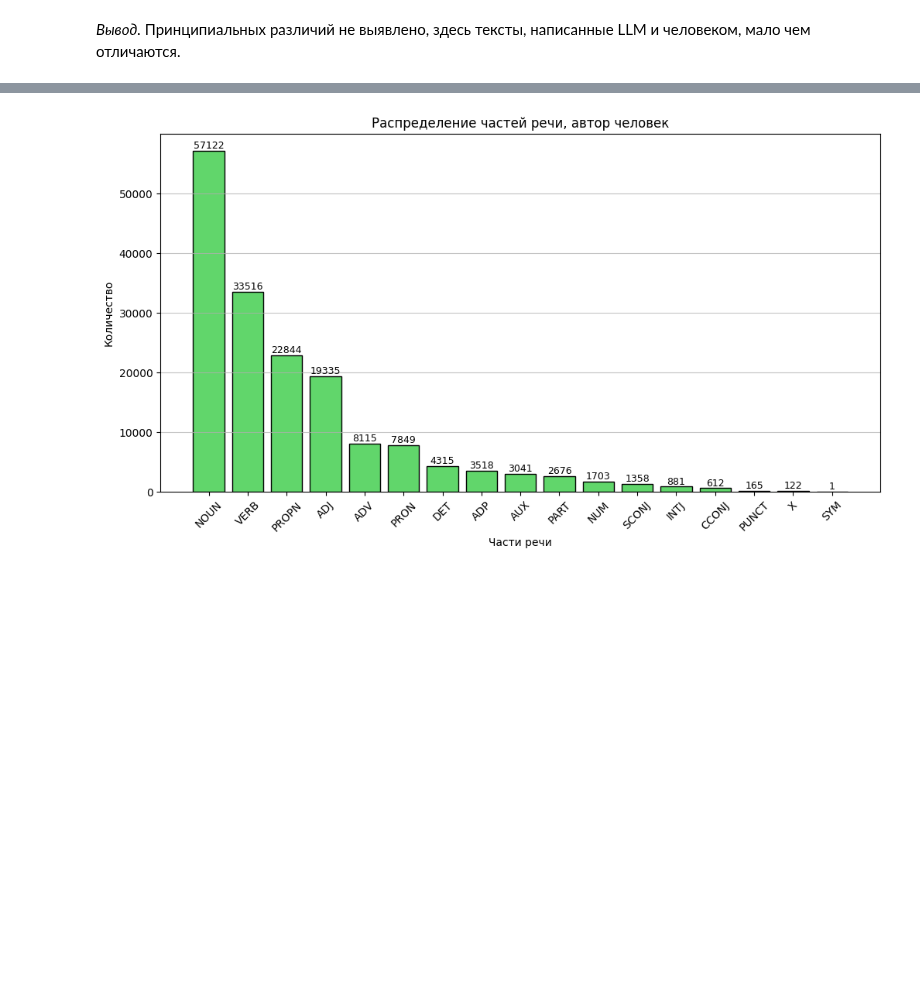
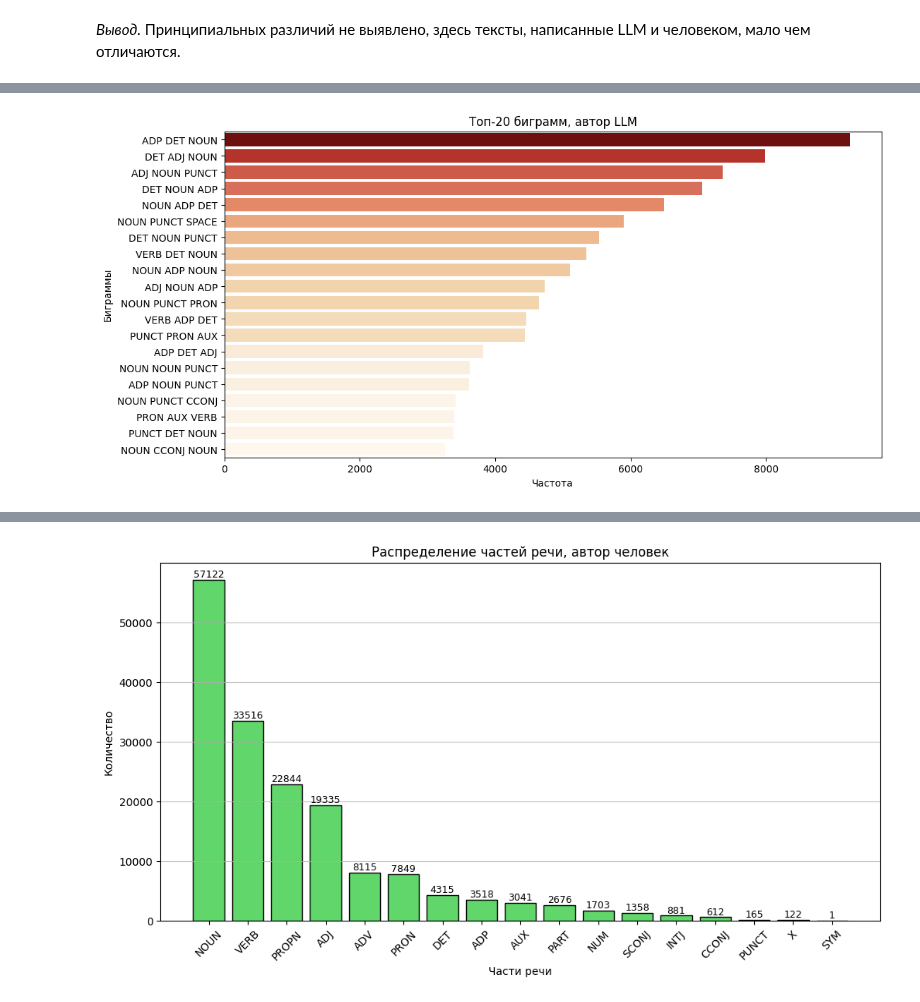
Before and after one commit to aefrt/llm-detection, a Jupyter notebook: eda.ipynb, the cells around one changed output, grey strips where cells are left out. Cells and saved outputs as stored; diff of their text form; code cells hidden in the pictures; blank space fills up the shorter version.

```diff
--- a/eda.ipynb
+++ b/eda.ipynb
@@ -385,0 +461,13 @@ df['pos_tags'] = df['lemmatized_pronouns']
+# %%
+bigrams_llm = []
+for text in df.loc[df['variable'] == 'model_output', 'dep_tags2']:
+    words = text.split()
+    for bigram in ngrams(words, 3):
+        bigrams_llm.append(' '.join(bigram))
+
+dict_bigram_llm = {}
+for bigram in bigrams_llm:
+    if bigram in dict_bigram_llm:
+        dict_bigram_llm[bigram] += 1
+    else:
+        dict_bigram_llm[bigram] = 1
@@ -385,0 +500,11 @@ df['pos_tags'] = df['lemmatized_pronouns']
+# %%
+df_bigram_llm = pd.DataFrame(list(dict_bigram_llm.items()), columns=['bigram', 'frequency']).nlargest(20, 'frequency')
+# %%
+plt.figure(figsize=(12, 6))
+sns.barplot(x='frequency', y='bigram', hue='frequency', data=df_bigram_llm, palette='OrRd', legend=False)
+plt.title('Топ-20 биграмм, автор LLM')
+plt.xlabel('Частота')
+plt.ylabel('Биграммы')
+plt.show()
+# %% [output]
+[figure, added]
```
Also changed, not shown: parts of 25 cells of this notebook, 3 other files.
